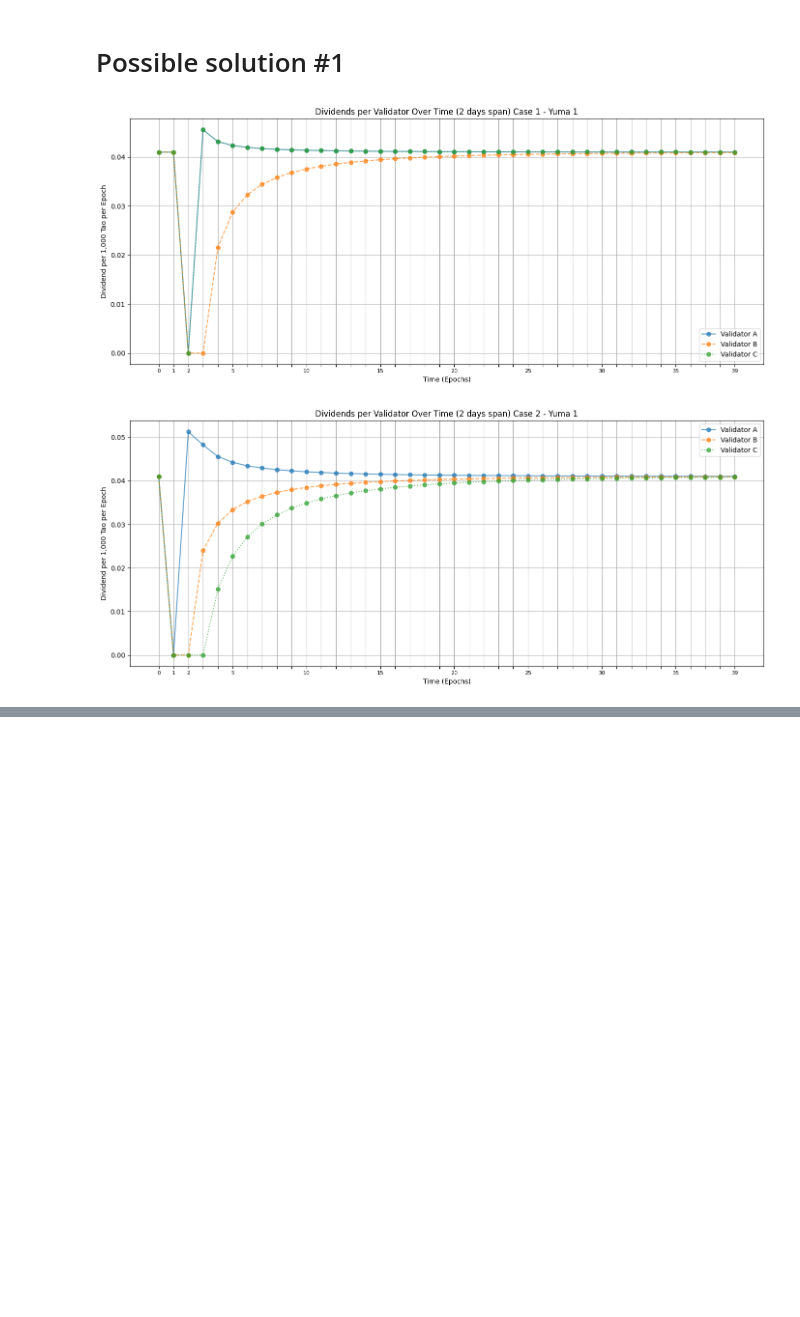
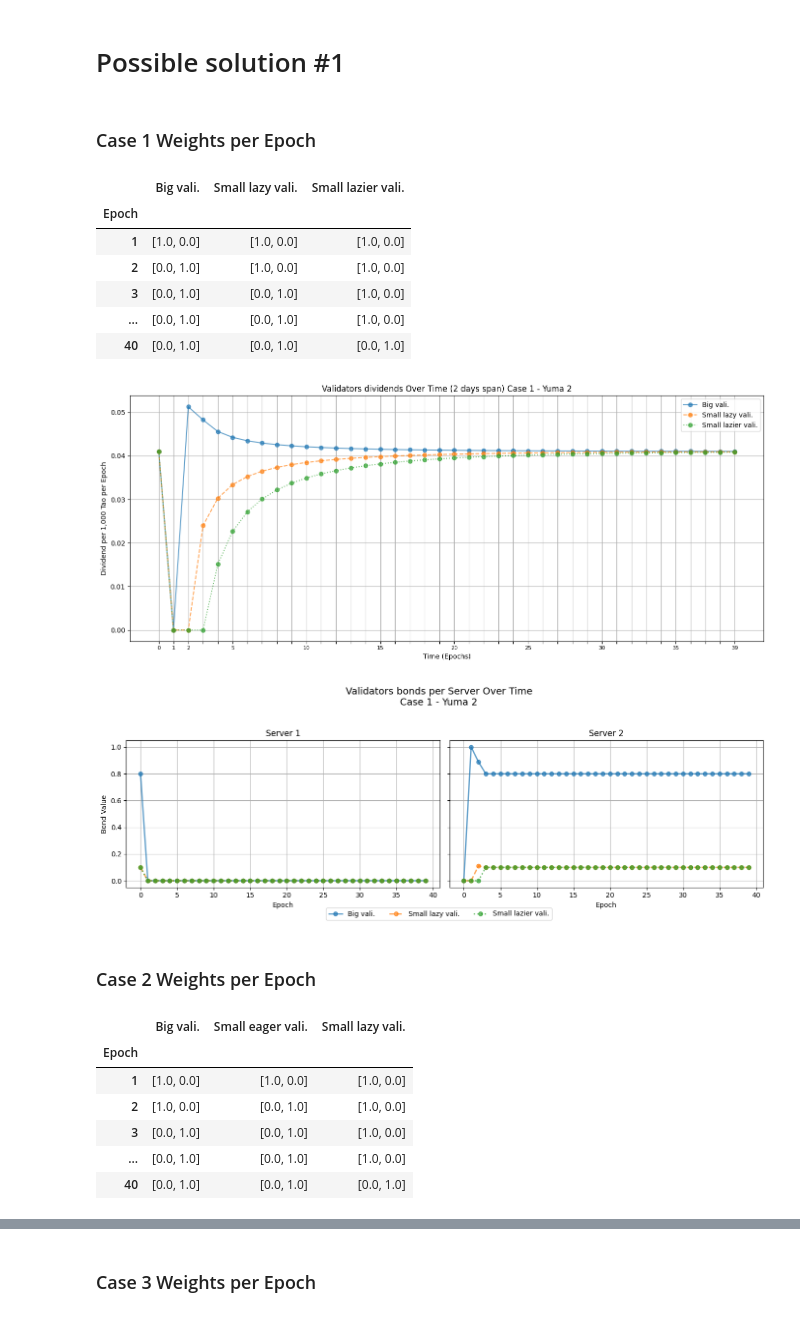
Before and after one commit to DarnoX-reef/yuma-consensus-simulation, a Jupyter notebook: clipping_advantage/large_validators_clipping_advantage.ipynb, the cells around one changed output, grey strips where cells are left out. Saved outputs shown, nothing was run; the diff lists cells and outputs as text; code cells hidden in the pictures; blank space fills up the shorter version.

```diff
--- a/clipping_advantage/large_validators_clipping_advantage.ipynb
+++ b/clipping_advantage/large_validators_clipping_advantage.ipynb
@@ -178,6 +155,7 @@ We calculate the total dividends per 1,000 Tao staked for each validator after 3
 for dividends_per_validator, case in zip(dividends_per_validator_list, cases):
     case_name = case['name']
     num_epochs = case['num_epochs']
+    validators = case['validators']
     num_epochs_summary = 30 if num_epochs == 40 else 70 #TODO introduce more meaningful way to calculate num_epochs=80
     total_dividends = calculate_total_dividends(
         validators,
@@ -202,22 +183,44 @@ The clipping mechanism is designed to maintain network stability by favoring the
 # Possible solution #1
 # %%
 dividends_per_validator_list = []
+bonds_per_case = []
 for case in cases:
     case_name = case['name']
     num_epochs = case['num_epochs']
     weights_epochs = case['weights_epochs']
-    dividends_per_validator = run_simulation(
+    validators = case['validators']
+
+    dividends_per_validator, bonds_per_epoch = run_simulation(
         validators,
         stakes,
         stakes_units,
         weights_epochs,
         num_epochs,
         total_emission,
         yuma_function=Yuma2
     )
 
-    plot_results(num_epochs, dividends_per_validator, f"{case_name} - Yuma 1")
+    generate_weight_table(case_name, weights_epochs, validators, num_epochs)
+    plot_results(num_epochs, dividends_per_validator, f"{case_name} - Yuma 2")
     dividends_per_validator_list.append(dividends_per_validator)
+
+    plot_bonds(num_epochs, validators, servers, bonds_per_epoch, f"{case_name} - Yuma 2")
 # %% [output]
+### Case 1 Weights per Epoch
+|  | Big vali. | Small lazy vali. | Small lazier vali. |
+| Epoch |  |  |  |
+| 1 | [1.0, 0.0] | [1.0, 0.0] | [1.0, 0.0] |
+| 2 | [0.0, 1.0] | [1.0, 0.0] | [1.0, 0.0] |
+| 3 | [0.0, 1.0] | [0.0, 1.0] | [1.0, 0.0] |
+| ... | [0.0, 1.0] | [0.0, 1.0] | [1.0, 0.0] |
+| 40 | [0.0, 1.0] | [0.0, 1.0] | [0.0, 1.0] |
-[figure, old version]
+[figure, new version]
-[figure, old version]
+[figure, new version]
+### Case 2 Weights per Epoch
+|  | Big vali. | Small eager vali. | Small lazy vali. |
+| Epoch |  |  |  |
+| 1 | [1.0, 0.0] | [1.0, 0.0] | [1.0, 0.0] |
+| 2 | [1.0, 0.0] | [0.0, 1.0] | [1.0, 0.0] |
+| 3 | [0.0, 1.0] | [0.0, 1.0] | [1.0, 0.0] |
+| ... | [0.0, 1.0] | [0.0, 1.0] | [1.0, 0.0] |
+| 40 | [0.0, 1.0] | [0.0, 1.0] | [0.0, 1.0] |
@@ -225,0 +229 @@ for case in cases:
+### Case 3 Weights per Epoch
```
Also changed, not shown: parts of 6 cells of this notebook, 2 other files.
